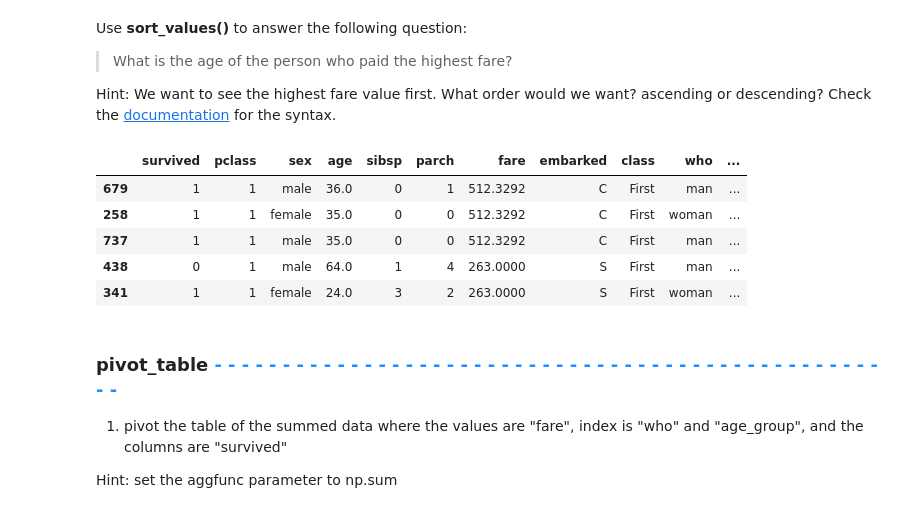
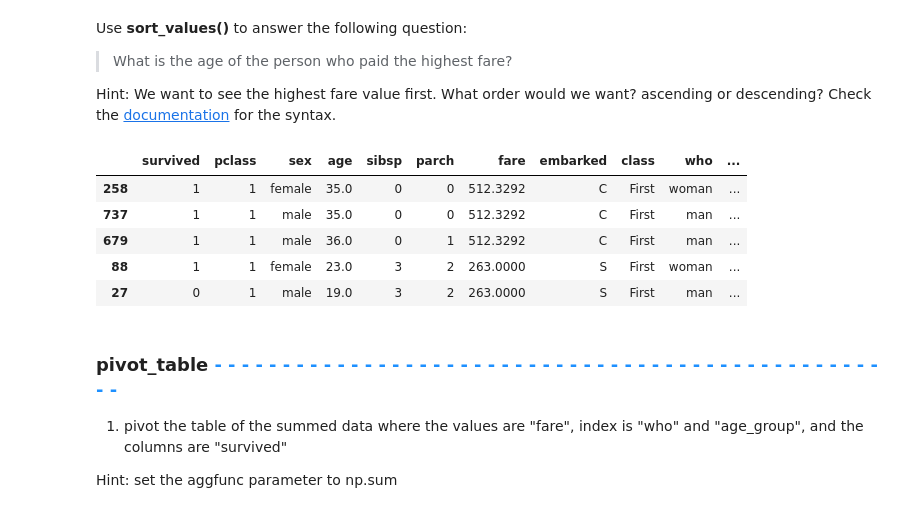
Before and after one commit to rpursley0/DataManipulation, a Jupyter notebook: DataManipulationWorkbook.ipynb, the cells around one changed output. Drawn from its saved outputs; the diff is of its cells as text; code cells hidden in the pictures.

```diff
--- a/DataManipulationWorkbook.ipynb
+++ b/DataManipulationWorkbook.ipynb
@@ -361,4 +368,10 @@ We can also use functions to update values.
 1. Create a function that will set the alive values as bools. Apply it to your table and run your table here:
 # %%
 # Code your function here:
-data["alive"].dtype
+def make_alive_bool(series):
+    if series == "yes":
+        return True
+    else:
+        return False
+
+data["alive"]=data["alive"].apply(make_alive_bool)
@@ -376,2 +390,25 @@ data["age_group"]
 # %%
 # Code the new "age_group" column function here:
+def age_grouping(series):
+    if series <20:
+        return "0-19 years"
+    elif 20 <= series < 30:
+        return "20-29 years"
+    elif 30 <= series < 40:
+        return "30-39 years"
+    elif 40 <= series < 50:
+        return "40-49 years"
+    elif 50 <= series < 60:
+        return "50-59 years"
+    elif 60 <= series < 70:
+        return "60-69 years"
+    elif 70 <= series < 80:
+        return "70-79 years"
+    elif 80 <= series < 90:
+        return "80-89 years"
+    else:
+        return "NA"
+
+data["age_group"] = data["age"].apply(age_grouping)
+
+data.head(5)
@@ -399,17 +443,17 @@ Use **sort_values()** to answer the following question:
 Hint: We want to see the highest fare value first. What order would we want? ascending or descending?  Check the [documentation](https://pandas.pydata.org/docs/reference/api/pandas.DataFrame.sort_values.html?highlight=sort_values#pandas.DataFrame.sort_values) for the syntax.
 # %%
 # Code your sort_values here:
-high_fare=data.sort_values(by=['fare', 'age'], ascending=False)
+high_fare=data.sort_values(by=['fare'], ascending=False)
 
 # Run your table here:
 high_fare.head()
 # %% [output]
 |  | survived | pclass | sex | age | sibsp | parch | fare | embarked | class | who | ... |
-| 679 | 1 | 1 | male | 36.0 | 0 | 1 | 512.3292 | C | First | man | ... |
 | 258 | 1 | 1 | female | 35.0 | 0 | 0 | 512.3292 | C | First | woman | ... |
 | 737 | 1 | 1 | male | 35.0 | 0 | 0 | 512.3292 | C | First | man | ... |
-| 438 | 0 | 1 | male | 64.0 | 1 | 4 | 263.0000 | S | First | man | ... |
-| 341 | 1 | 1 | female | 24.0 | 3 | 2 | 263.0000 | S | First | woman | ... |
+| 679 | 1 | 1 | male | 36.0 | 0 | 1 | 512.3292 | C | First | man | ... |
+| 88 | 1 | 1 | female | 23.0 | 3 | 2 | 263.0000 | S | First | woman | ... |
+| 27 | 0 | 1 | male | 19.0 | 3 | 2 | 263.0000 | S | First | man | ... |
 # %% [markdown]
 ### pivot_table <span style="color:dodgerblue;"> - - - - - - - - - - - - - - - - - - - - - - - - - - - - - - - - - - - - - - - - - - - - - - - - - - - </span>
 1. pivot the table of the summed data where the values are "fare", index is "who" and "age_group", and the columns are "survived"
```
Also changed, not shown: parts of 8 cells of this notebook.
